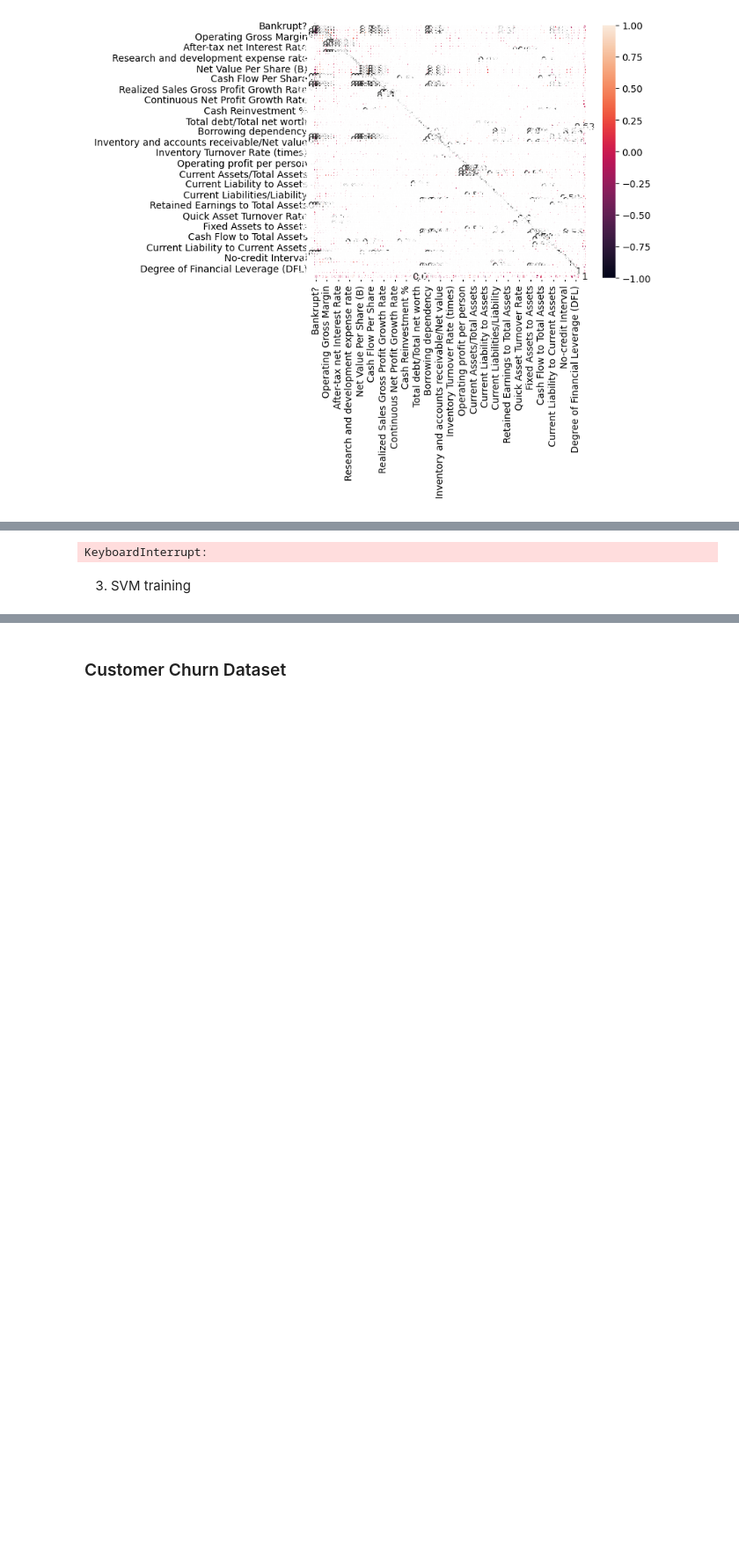
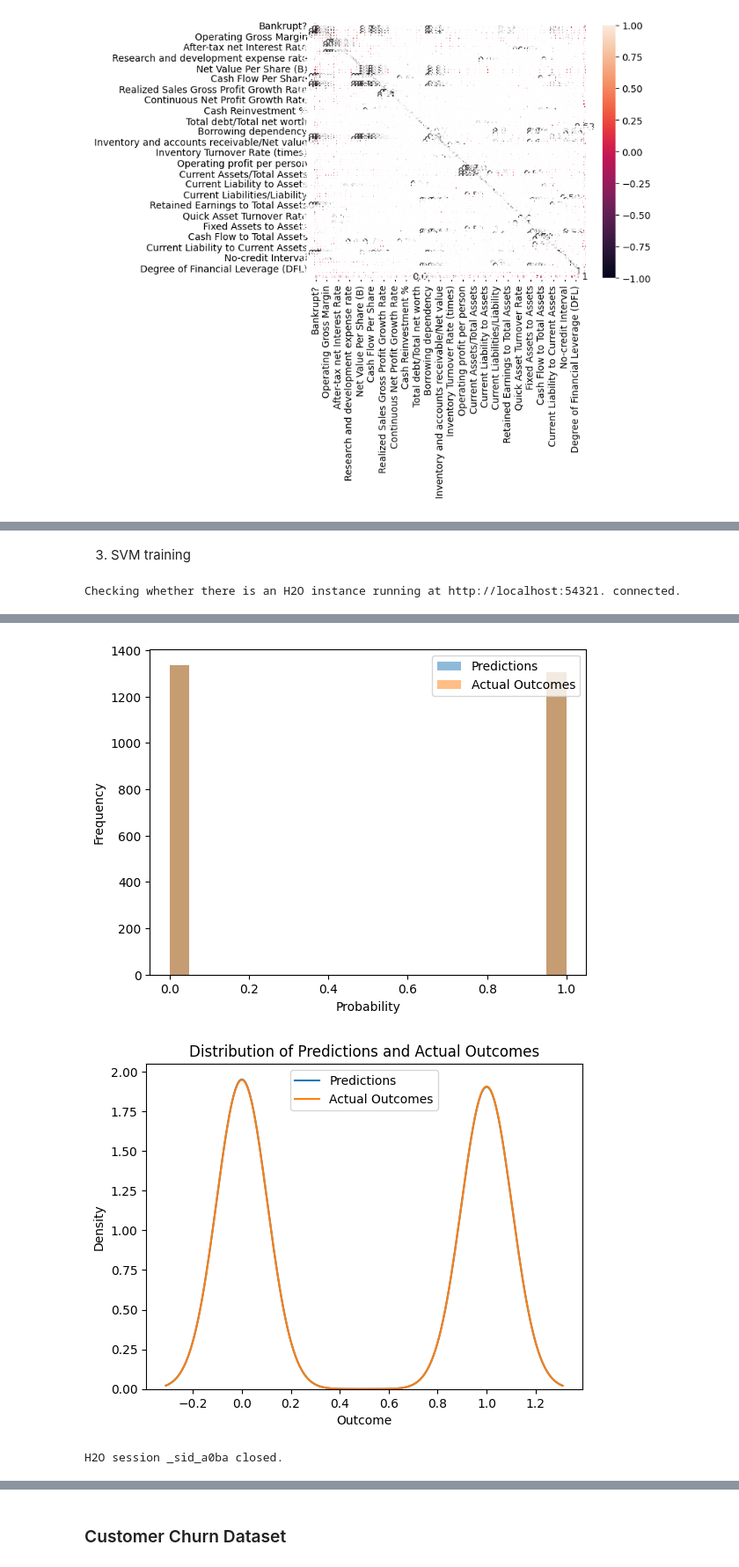
Before and after one commit to moriarais/AutomatingAnalysisModelsAndMisprediction, a Jupyter notebook: notebooks/automate_analysis.ipynb, the cells around one changed output, grey strips where cells are left out. Shown at 88% size. Saved outputs shown, nothing was run; the diff lists cells and outputs as text; code cells hidden in the pictures; blank space fills up the shorter version.

```diff
--- a/notebooks/automate_analysis.ipynb
+++ b/notebooks/automate_analysis.ipynb
@@ -138,0 +165,22 @@ def k_means_identify(X_train, X_test, Y_train, Y_test, word):
+# %%
+def results_visualization(Y_pred, Y_test):
+    # Convert the predictions and actual outcomes to PyTorch tensors
+    Y_pred_torch = torch.tensor(Y_pred, dtype=torch.float32)
+    Y_test_torch = torch.tensor(Y_test.values, dtype=torch.float32)
+
+    # Plot the distribution of model predictions and actual outcomes, histogram plot
+    plt.hist(Y_pred_torch.detach().numpy(), bins=20, alpha=0.5, label='Predictions')
+    plt.hist(Y_test_torch, bins=20, alpha=0.5, label='Actual Outcomes')
+    plt.legend(loc='upper right')
+    plt.xlabel('Probability')
+    plt.ylabel('Frequency')
+    plt.show()
+
+    # Plot the distribution of predictions and actual outcomes, kernel density estimate plot
+    sns.kdeplot(Y_pred_torch.numpy(), label='Predictions')
+    sns.kdeplot(Y_test_torch.numpy(), label='Actual Outcomes')
+    plt.title('Distribution of Predictions and Actual Outcomes')
+    plt.xlabel('Outcome')
+    plt.ylabel('Density')
+    plt.legend()
+    plt.show()
@@ -466,2 +488,0 @@ We gain a better f1 score of the model of 0.5629926828954801 %
-# %%
-py_optimize_neural(X_train_bankrupt, X_test_bankrupt, Y_train_bankrupt, Y_test_bankrupt)
@@ -473,4 +488,0 @@ Accuracy: 0.923, Precision: 0.900, Recall: 0.949, F1 score: 0.924
-# %%
-py_different_model(X_train_bankrupt, Y_train_bankrupt)
-# %% [output]
-KeyboardInterrupt:
@@ -479,4 +489,6 @@ kmeans_results_visualization(X_train_bankrupt, X_test_bankrupt, Y_train_bankrupt
 # %% [markdown]
 3. SVM training
 # %%
-svm_training(copy.copy(X_train_bankrupt), copy.copy(X_test_bankrupt), copy.copy(Y_train_bankrupt), copy.copy(Y_test_bankrupt), copy.copy(bankrupt_df), "Bankrupt?")
+Y_pred_svm_bankrupt = svm_training(copy.deepcopy(X_train_bankrupt), copy.deepcopy(X_test_bankrupt), copy.deepcopy(Y_train_bankrupt), copy.deepcopy(Y_test_bankrupt), copy.deepcopy(bankrupt_df), "Bankrupt?")
+# %% [output]
+Checking whether there is an H2O instance running at http://localhost:54321. connected.
@@ -482,0 +532,3 @@ svm_training(copy.copy(X_train_bankrupt), copy.copy(X_test_bankrupt), copy.copy(
+[figure, added]
+[figure, added]
+H2O session _sid_a0ba closed.
```
Also changed, not shown: parts of 68 cells of this notebook.
